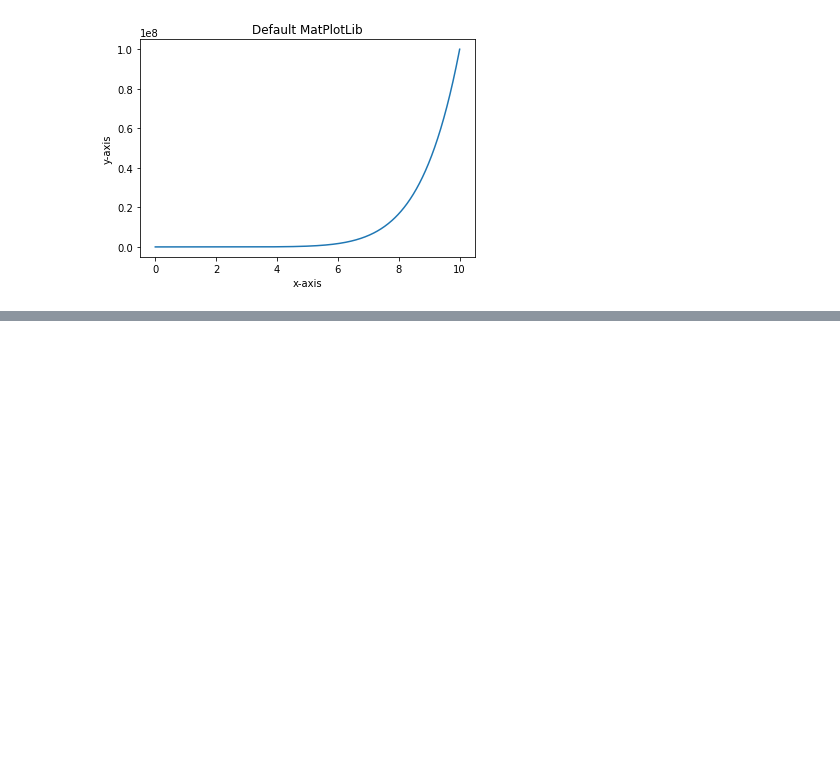
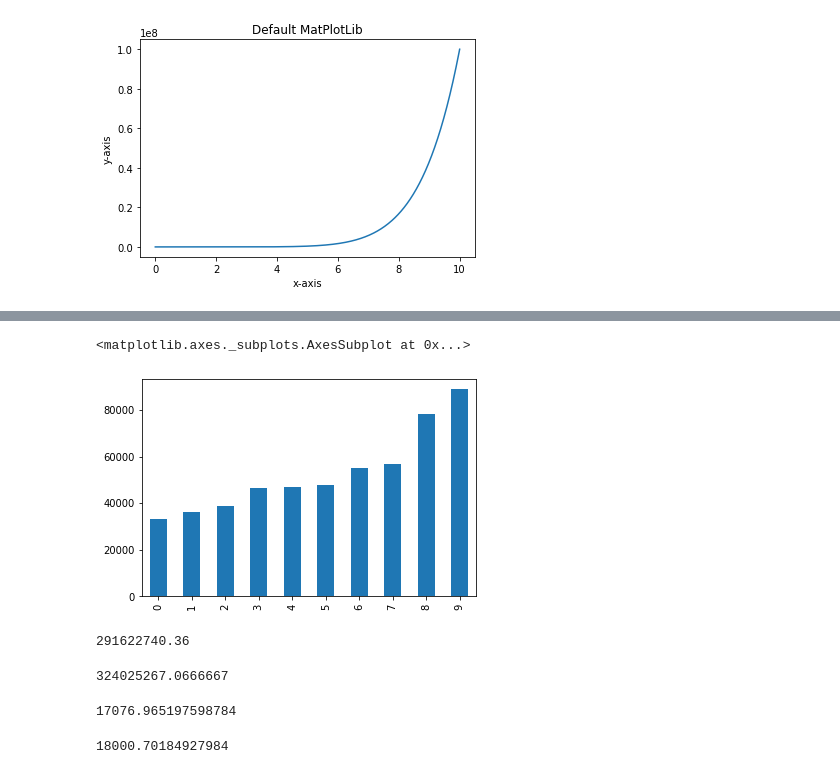
Before and after one commit to jimmy-io/worksheeets-, a Jupyter notebook: python_stats_2.ipynb, the cells around one changed output, grey strips where cells are left out. Saved outputs shown, nothing was run; the diff lists cells and outputs as text; code cells hidden in the pictures; blank space fills up the shorter version.

```diff
--- a/python_stats_2.ipynb
+++ b/python_stats_2.ipynb
@@ -165,0 +198,5 @@ plt.show()
+# %%
+data = pd.DataFrame({'salaries':
+                     [33219, 36254, 38801, 46335, 46840,
+                      47596, 55130, 56863, 78070, 88830]})
+data
@@ -165,0 +215,21 @@ plt.show()
+# %%
+data['salaries'].plot(kind = 'bar')
+# %% [output]
+<matplotlib.axes._subplots.AxesSubplot at 0x...>
+[figure, added]
+# %%
+data['salaries'].var(ddof = 0)
+# %% [output]
+291622740.36
+# %%
+data['salaries'].var(ddof = 1)
+# %% [output]
+324025267.0666667
+# %%
+data['salaries'].std(ddof = 0)
+# %% [output]
+17076.965197598784
+# %%
+data['salaries'].std(ddof = 1)
+# %% [output]
+18000.70184927984
```
Also changed, not shown: parts of 6 cells of this notebook.
